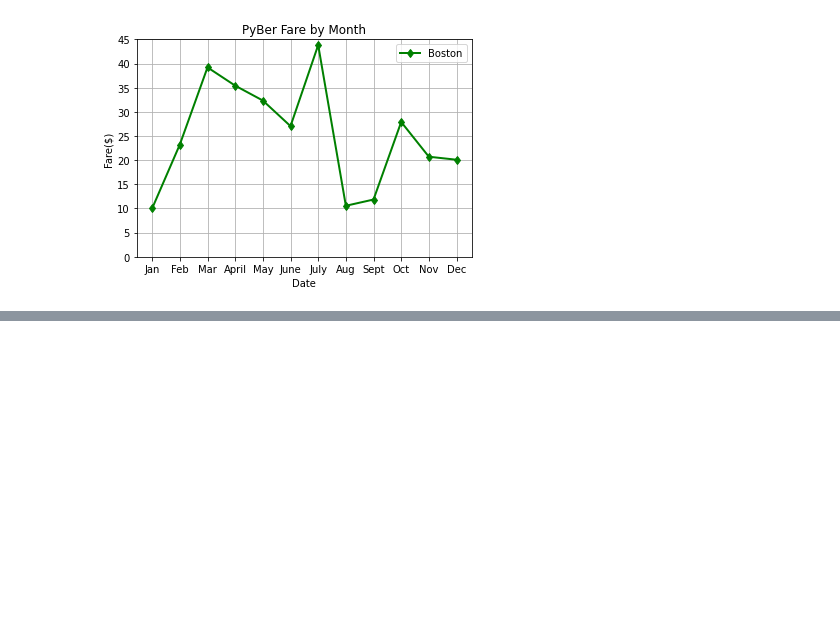
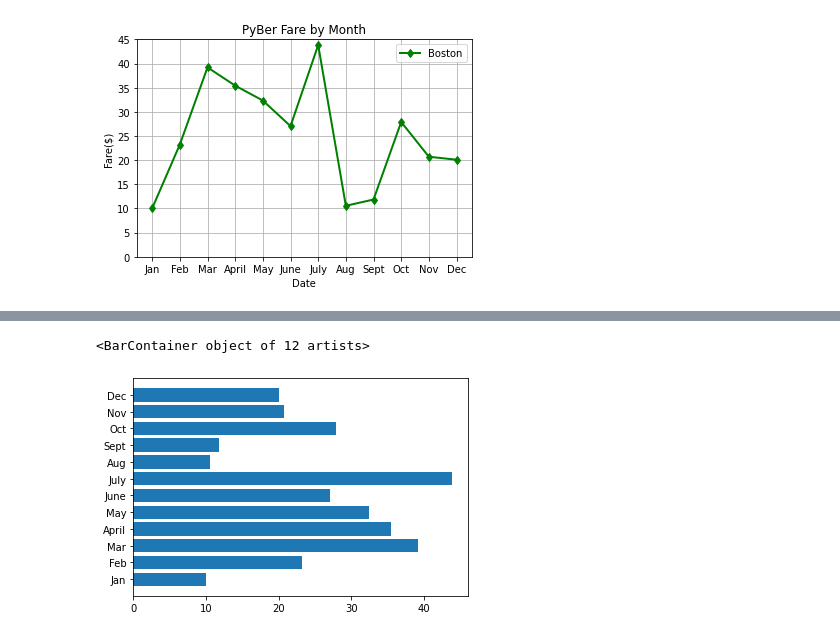
Before and after one commit to thorson-skywalker/PyBer_Analysis, a Jupyter notebook: matplotlib_practice.ipynb, the cells around one changed output, grey strips where cells are left out. Saved outputs shown, nothing was run; the diff lists cells and outputs as text; code cells hidden in the pictures; blank space fills up the shorter version.

```diff
--- a/matplotlib_practice.ipynb
+++ b/matplotlib_practice.ipynb
@@ -61,0 +87,6 @@ plt.legend()
+# %%
+# Create the plot
+plt.barh(x_axis, y_axis)
+# %% [output]
+<BarContainer object of 12 artists>
+[figure, added]
```
Also changed, not shown: parts of 20 cells of this notebook, 8 other files.
